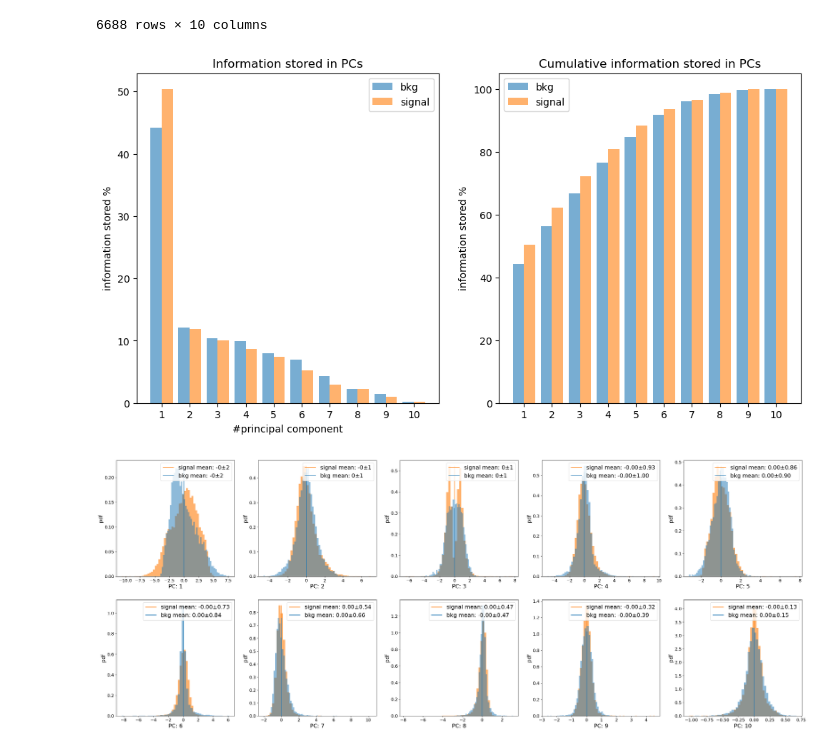
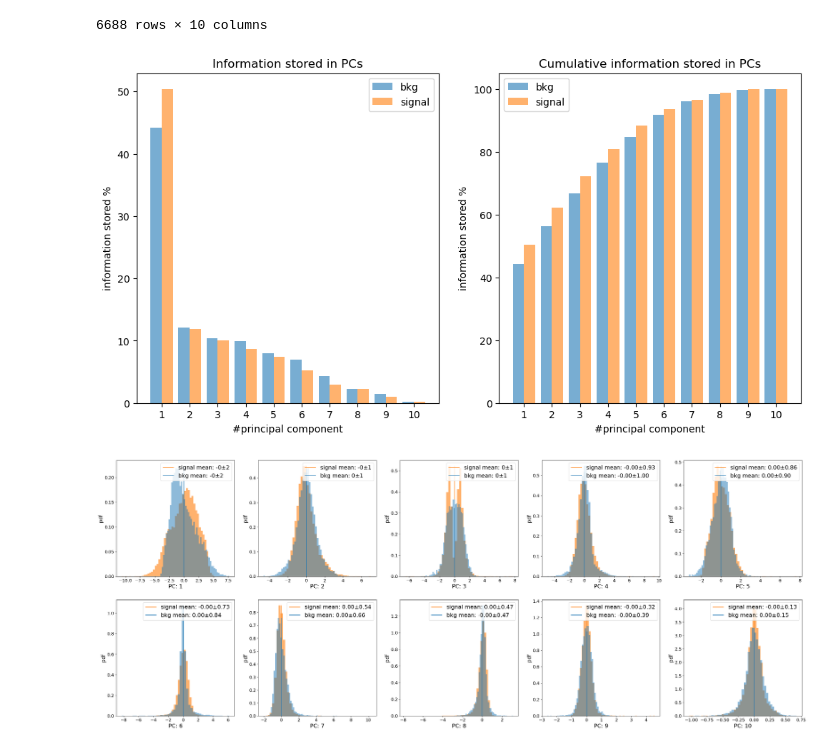
Before and after one commit to LauraRavagnani/LCP_projects_Y6, a Jupyter notebook: Project.ipynb, the cells around one changed output. Cells and saved outputs as stored; diff of their text form; code cells hidden in the pictures.

```diff
--- a/Project.ipynb
+++ b/Project.ipynb
@@ -519,30 +524,30 @@ Background dataset mapped by P.C. transform:
 # %%
 # histograms to visualize decomposition
 sns.reset_defaults()
 fig, ax = plt.subplots(nrows=1, ncols=2, figsize=(12,6))
 width=0.4
 
 pcs = np.arange(1,11)
 
 ax[0].bar(x = pcs - width/2, height = perc_bkg_single, width=width, label='bkg', alpha=0.6)
 ax[0].bar(x = pcs + width/2, height = perc_sig_single, width=width, label='signal', alpha=0.6)
 ax[0].legend()
 ax[0].set_ylabel('information stored %')
 ax[0].set_xlabel('#principal component')
 ax[0].set_title('Information stored in PCs')
 ax[0].set_xticks(pcs)
 
 ax[1].bar(x = pcs - width/2, height = perc_bkg_cumulative, width=width, label='bkg', alpha=0.6)
 ax[1].bar(x = pcs + width/2, height = perc_sig_cumulative, width=width, label='signal', alpha=0.6)
 ax[1].legend()
 ax[1].set_ylabel('information stored %')
-ax[0].set_xlabel('#principal component')
+ax[1].set_xlabel('#principal component')
 ax[1].set_title('Cumulative information stored in PCs')
 ax[1].set_xticks(pcs)
 
 plt.show()
 # %% [output]
-[figure, old version]
+[figure, new version]
 # %%
 # principal components plot
 features_plot(PCA_dataset_sorted_sig, PCA_dataset_sorted_bkg, features=[f'PC: {i}' for i in range(1, 11)], plot_type='PCA')
```
Also changed, not shown: parts of 23 cells of this notebook.
